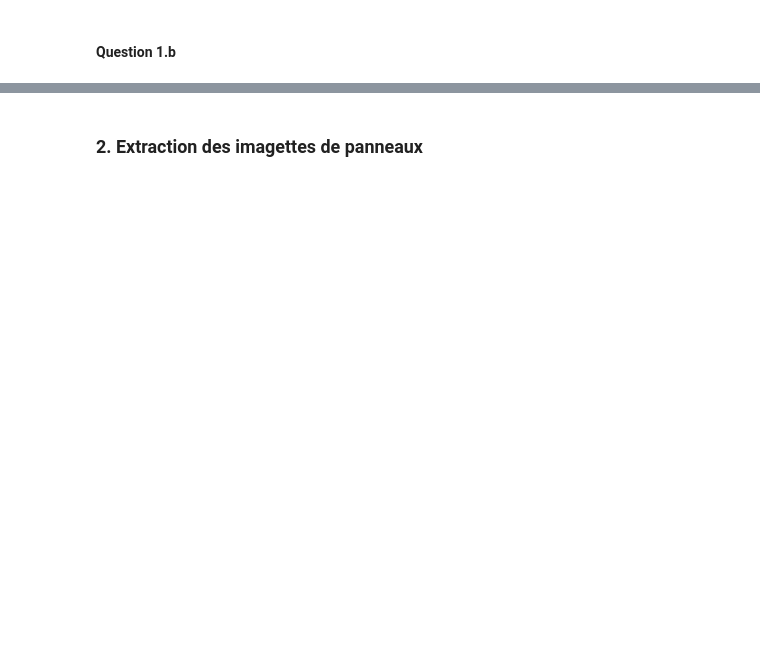
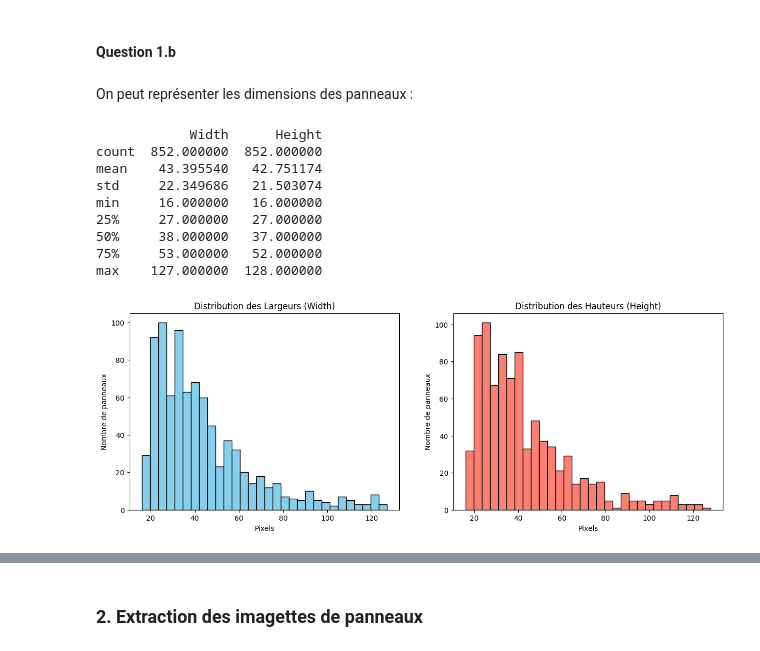
Before and after one commit to Leon-afk1/TP_reseau_neurone, a Jupyter notebook: MiniProjet/Notebook.ipynb, the cells around one changed output, grey strips where cells are left out. Saved outputs shown, nothing was run; the diff lists cells and outputs as text; code cells hidden in the pictures; blank space fills up the shorter version.

```diff
--- a/MiniProjet/Notebook.ipynb
+++ b/MiniProjet/Notebook.ipynb
@@ -10,0 +21,6 @@ On commence par importer les modules nécessaires :
+# %%
+col_names = ['Filename', 'x1', 'y1', 'x2', 'y2', 'ClassId']
+DATA_PATH = 'TrainIJCNN2013'
+gt_file = os.path.join(DATA_PATH, 'gt.txt')
+df = pd.read_csv(gt_file, sep=';', names=col_names)
+print(f"Annotations chargées : {len(df)} panneaux trouvés.")
@@ -11,2 +88,39 @@ On commence par importer les modules nécessaires :
 # %% [markdown]
 #### Question 1.b
+# %% [markdown]
+On peut représenter les dimensions des panneaux :
+# %%
+# Calcul des largeurs et hauteurs des panneaux
+df['Width'] = df['x2'] - df['x1']
+df['Height'] = df['y2'] - df['y1']
+
+# Affichage des statistiques descriptives
+print(df[['Width', 'Height']].describe())
+
+# Visualisation de la distribution des tailles
+plt.figure(figsize=(15, 5))
+
+plt.subplot(1, 2, 1)
+plt.hist(df['Width'], bins=30, color='skyblue', edgecolor='black')
+plt.title('Distribution des Largeurs (Width)')
+plt.xlabel('Pixels')
+plt.ylabel('Nombre de panneaux')
+
+plt.subplot(1, 2, 2)
+plt.hist(df['Height'], bins=30, color='salmon', edgecolor='black')
+plt.title('Distribution des Hauteurs (Height)')
+plt.xlabel('Pixels')
+plt.ylabel('Nombre de panneaux')
+
+plt.show()
+# %% [output]
+            Width      Height
+count  852.000000  852.000000
+mean    43.395540   42.751174
+std     22.349686   21.503074
+min     16.000000   16.000000
+25%     27.000000   27.000000
+50%     38.000000   37.000000
+75%     53.000000   52.000000
+max    127.000000  128.000000
+[figure, added]
```
Also changed, not shown: parts of 32 cells of this notebook, 2 other files.
